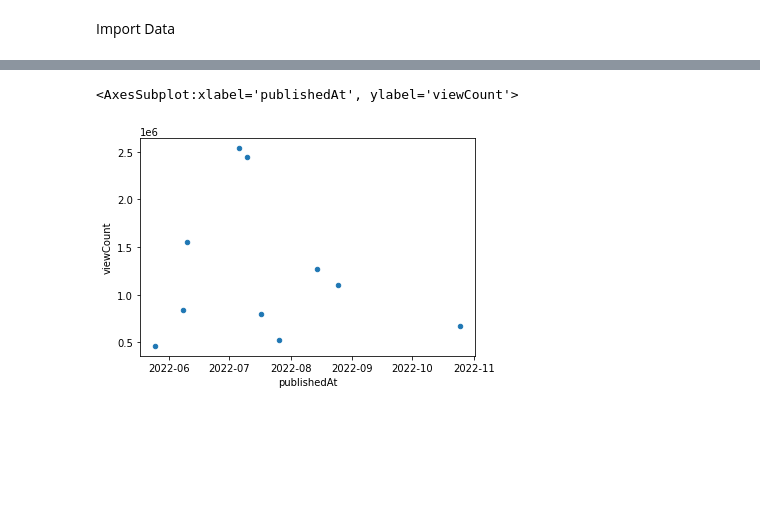
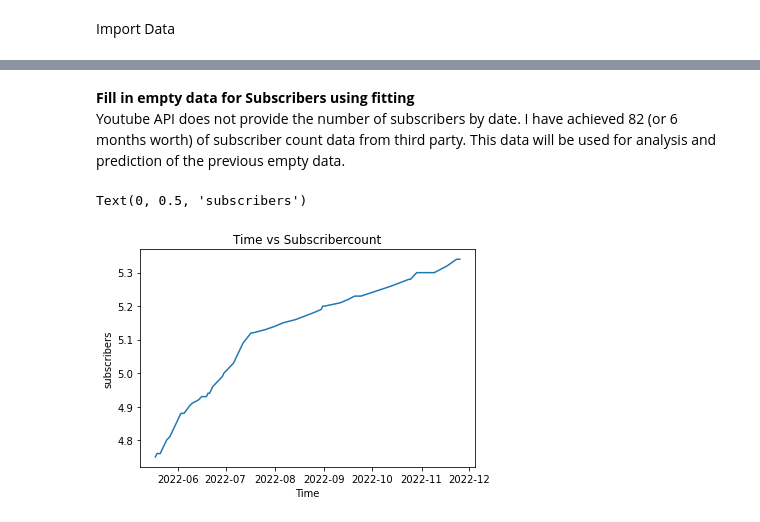
Before and after one commit to clara8043/kpop_youtube_views, a Jupyter notebook: view_prediction_modeling.ipynb, the cells around one changed output, grey strips where cells are left out. Saved outputs shown, nothing was run; the diff lists cells and outputs as text; code cells hidden in the pictures; blank space fills up the shorter version.

```diff
--- a/view_prediction_modeling.ipynb
+++ b/view_prediction_modeling.ipynb
@@ -8,5 +14,5 @@ import matplotlib.pyplot as plt
 # %% [markdown]
 Import Data
 # %%
-df_dream = pd.read_csv('nct_dream_data.csv')
-df_127 = pd.read_csv('nct_127_data.csv')
+df = pd.read_csv('nct_dream_data.csv',encoding = 'unicode_escape')
+df.head()
@@ -15,9 +30,8 @@ Visualize dataframe
 # %%
 #Change publishedAt format to datetime (only date)
-
 def to_date(iso_datetime):
     date = iso_datetime.split('T')[0]
     return date
 
-df_dream['publishedAt'] = pd.to_datetime(df_dream['publishedAt'].apply(to_date))
-df_127['publishedAt'] = pd.to_datetime(df_127['publishedAt'].apply(to_date))
+df['publishedAt'] = pd.to_datetime(df['publishedAt'].apply(to_date))
+df.head()
@@ -23,0 +47,4 @@ df_127['publishedAt'] = pd.to_datetime(df_127['publishedAt'].apply(to_date))
+# %%
+# date_collected = '2022-11-26'.
+df['daysPassed'] = (pd.to_datetime('2022-11-26')-df['publishedAt']).dt.days.astype('int')
+df.head()
@@ -24,8 +58,15 @@ df_127['publishedAt'] = pd.to_datetime(df_127['publishedAt'].apply(to_date))
+# %% [markdown]
+**Fill in empty data for Subscribers using fitting** <br>
+Youtube API does not provide the number of subscribers by date. I have achieved 82 (or 6 months worth) of subscriber count data from third party. This data will be used for analysis and prediction of the previous empty data.
 # %%
-#Remove Shorts
-df_dream.drop(df_dream[df_dream['Category']=='Shorts'].index)
-df_dream_jakun = df_dream[df_dream['Category']=="Jakun"]
-df_dream_jakun.plot(x="publishedAt", y="viewCount", kind="scatter")
+# Visualize non NAN columns for subscriberCount
+df_sub= df[['publishedAt','subscriberCount']]
+df_sub = df_sub.dropna()
+
+plt.plot(df_sub['publishedAt'],df_sub['subscriberCount'])
+plt.title('Time vs Subscribercount')
+plt.xlabel("Time")
+plt.ylabel("subscribers")
 # %% [output]
-<AxesSubplot:xlabel='publishedAt', ylabel='viewCount'>
+Text(0, 0.5, 'subscribers')
-[figure, old version]
+[figure, new version]
```
Also changed, not shown: parts of 15 cells of this notebook, 1 other file.
